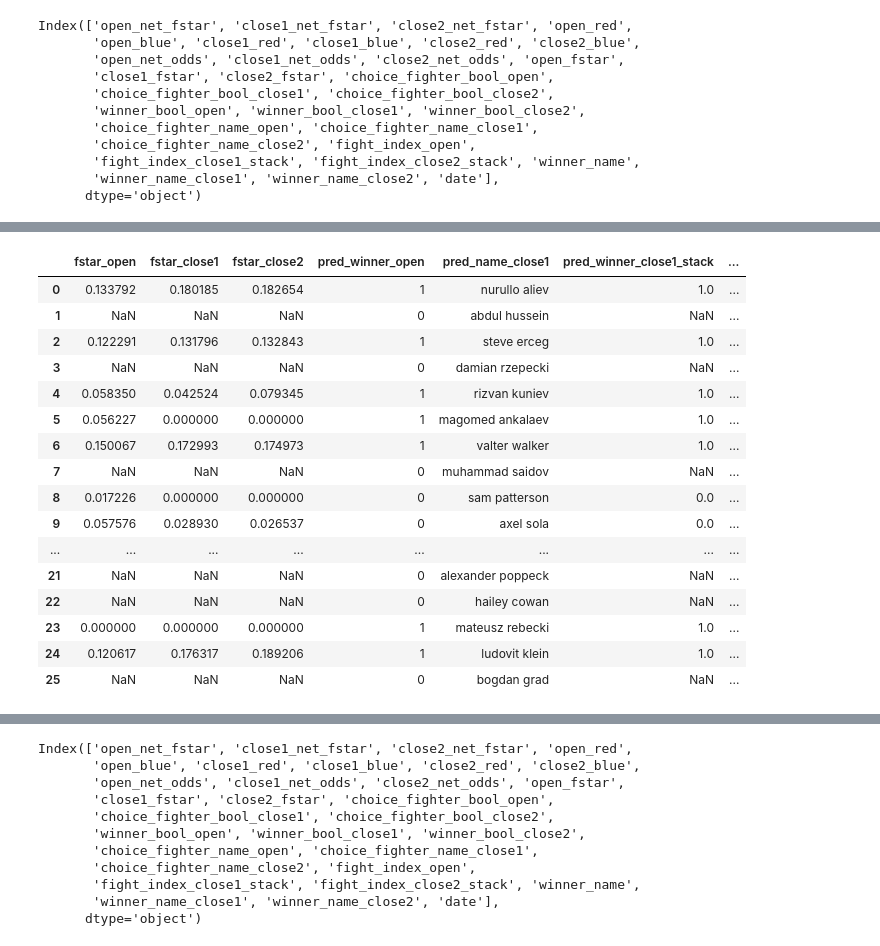
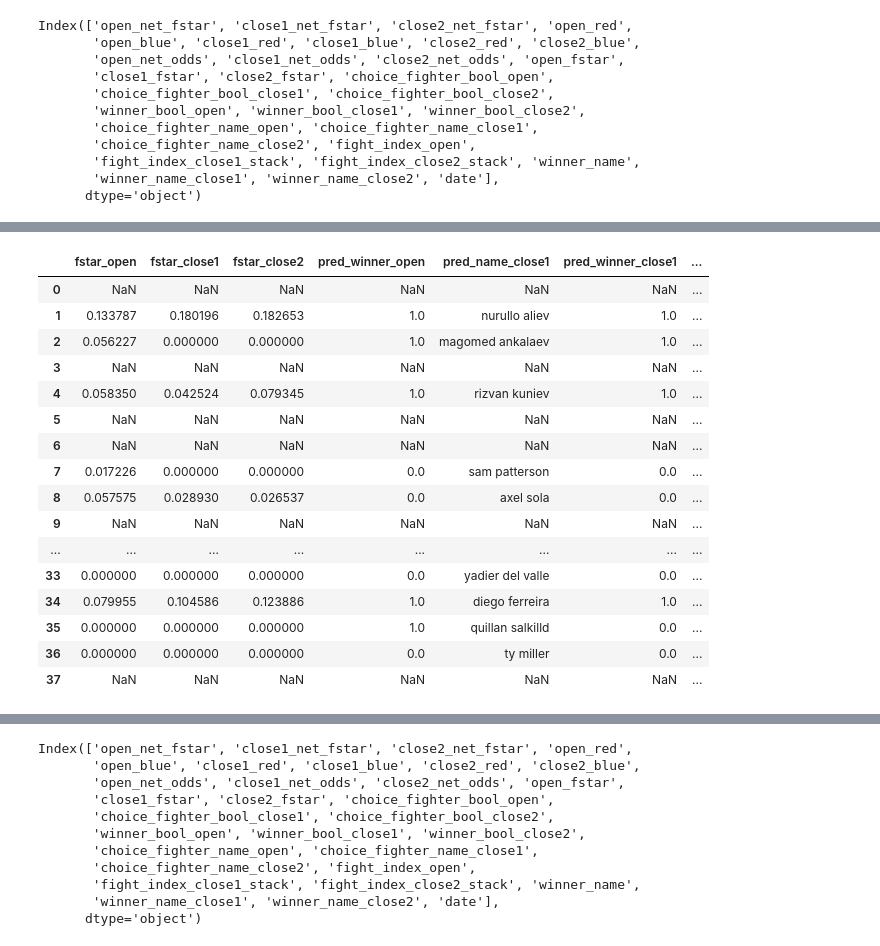
Before and after one commit to jcmarkowicz/sports_betting, a Jupyter notebook: UpcomingPicks/test_nbs/upcoming_picks.ipynb, the cells around one changed output, grey strips where cells are left out. Saved outputs shown, nothing was run; the diff lists cells and outputs as text; code cells hidden in the pictures.

```diff
--- a/UpcomingPicks/test_nbs/upcoming_picks.ipynb
+++ b/UpcomingPicks/test_nbs/upcoming_picks.ipynb
@@ -89,23 +80,23 @@ Index(['open_net_fstar', 'close1_net_fstar', 'close2_net_fstar', 'open_red',
 # %%
-df_ml_history[['fstar_open', 'fstar_close1','fstar_close2', 'pred_winner_open', 'pred_name_close1', 'pred_winner_close1_stack', 'pred_winner_close2_stack', 'winner_bool']]
+df_ml_history[['fstar_open', 'fstar_close1','fstar_close2', 'pred_winner_open', 'pred_name_close1', 'pred_winner_close1', 'pred_winner_close2', 'winner_bool']]
 # %% [output]
-|  | fstar_open | fstar_close1 | fstar_close2 | pred_winner_open | pred_name_close1 | pred_winner_close1_stack | ... |
-| 0 | 0.133792 | 0.180185 | 0.182654 | 1 | nurullo aliev | 1.0 | ... |
-| 1 | NaN | NaN | NaN | 0 | abdul hussein | NaN | ... |
-| 2 | 0.122291 | 0.131796 | 0.132843 | 1 | steve erceg | 1.0 | ... |
-| 3 | NaN | NaN | NaN | 0 | damian rzepecki | NaN | ... |
-| 4 | 0.058350 | 0.042524 | 0.079345 | 1 | rizvan kuniev | 1.0 | ... |
-| 5 | 0.056227 | 0.000000 | 0.000000 | 1 | magomed ankalaev | 1.0 | ... |
-| 6 | 0.150067 | 0.172993 | 0.174973 | 1 | valter walker | 1.0 | ... |
-| 7 | NaN | NaN | NaN | 0 | muhammad saidov | NaN | ... |
-| 8 | 0.017226 | 0.000000 | 0.000000 | 0 | sam patterson | 0.0 | ... |
-| 9 | 0.057576 | 0.028930 | 0.026537 | 0 | axel sola | 0.0 | ... |
+|  | fstar_open | fstar_close1 | fstar_close2 | pred_winner_open | pred_name_close1 | pred_winner_close1 | ... |
+| 0 | NaN | NaN | NaN | NaN | NaN | NaN | ... |
+| 1 | 0.133787 | 0.180196 | 0.182653 | 1.0 | nurullo aliev | 1.0 | ... |
+| 2 | 0.056227 | 0.000000 | 0.000000 | 1.0 | magomed ankalaev | 1.0 | ... |
+| 3 | NaN | NaN | NaN | NaN | NaN | NaN | ... |
+| 4 | 0.058350 | 0.042524 | 0.079345 | 1.0 | rizvan kuniev | 1.0 | ... |
+| 5 | NaN | NaN | NaN | NaN | NaN | NaN | ... |
+| 6 | NaN | NaN | NaN | NaN | NaN | NaN | ... |
+| 7 | 0.017226 | 0.000000 | 0.000000 | 0.0 | sam patterson | 0.0 | ... |
+| 8 | 0.057575 | 0.028930 | 0.026537 | 0.0 | axel sola | 0.0 | ... |
+| 9 | NaN | NaN | NaN | NaN | NaN | NaN | ... |
 | ... | ... | ... | ... | ... | ... | ... | ... |
-| 21 | NaN | NaN | NaN | 0 | alexander poppeck | NaN | ... |
-| 22 | NaN | NaN | NaN | 0 | hailey cowan | NaN | ... |
-| 23 | 0.000000 | 0.000000 | 0.000000 | 1 | mateusz rebecki | 1.0 | ... |
-| 24 | 0.120617 | 0.176317 | 0.189206 | 1 | ludovit klein | 1.0 | ... |
-| 25 | NaN | NaN | NaN | 0 | bogdan grad | NaN | ... |
+| 33 | 0.000000 | 0.000000 | 0.000000 | 0.0 | yadier del valle | 0.0 | ... |
+| 34 | 0.079955 | 0.104586 | 0.123886 | 1.0 | diego ferreira | 1.0 | ... |
+| 35 | 0.000000 | 0.000000 | 0.000000 | 1.0 | quillan salkilld | 0.0 | ... |
+| 36 | 0.000000 | 0.000000 | 0.000000 | 0.0 | ty miller | 0.0 | ... |
+| 37 | NaN | NaN | NaN | NaN | NaN | NaN | ... |
 # %%
 df_parlay[['date','winner_name_close1','winner_name_close2', 'winner_bool_open', 'winner_bool_close1', 'choice_fighter_name_open', 'choice_fighter_name_close1', 'fight_index_open', 'fight_index_close1_stack', 'fight_index_close2_stack']]
 # %% [output]
```
Also changed, not shown: parts of 13 cells of this notebook, 3 other files.
